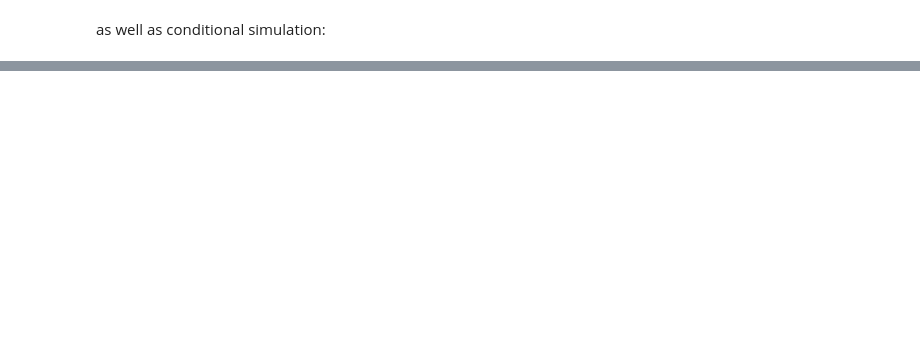
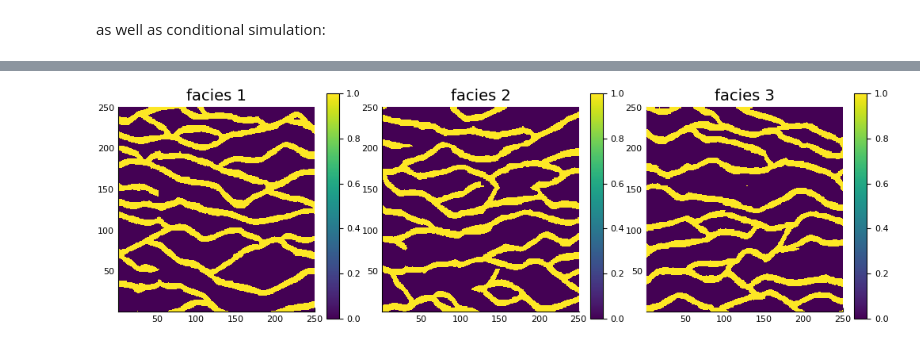
Before and after one commit to JuliaEarth/GeoStats.jl, a Jupyter notebook: examples/ImageQuilting.ipynb, the cells around one changed output, grey strips where cells are left out. Cells and saved outputs as stored; diff of their text form; code cells hidden in the pictures; blank space fills up the shorter version.

```diff
--- a/examples/ImageQuilting.ipynb
+++ b/examples/ImageQuilting.ipynb
@@ -81,5 +82,6 @@ plot(solution, color=:inferno, size=(1000,300))
 as well as conditional simulation:
 # %%
 solution = solve(condsim, solver)
-plot(solution, color=:inferno, size=(1000,300))
+
+plot(solution, color=:viridis, size=(1000,300))
 # %% [output]
@@ -86,0 +88 @@ plot(solution, color=:inferno, size=(1000,300))
+[figure, added]
```
Also changed, not shown: parts of 3 cells of this notebook.
